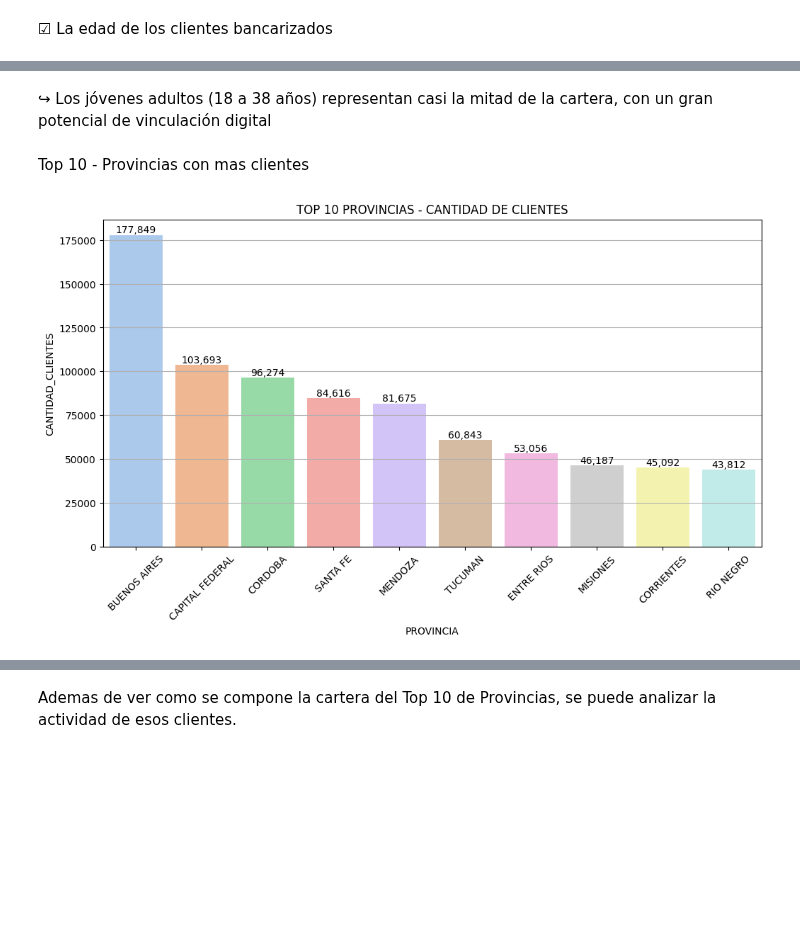
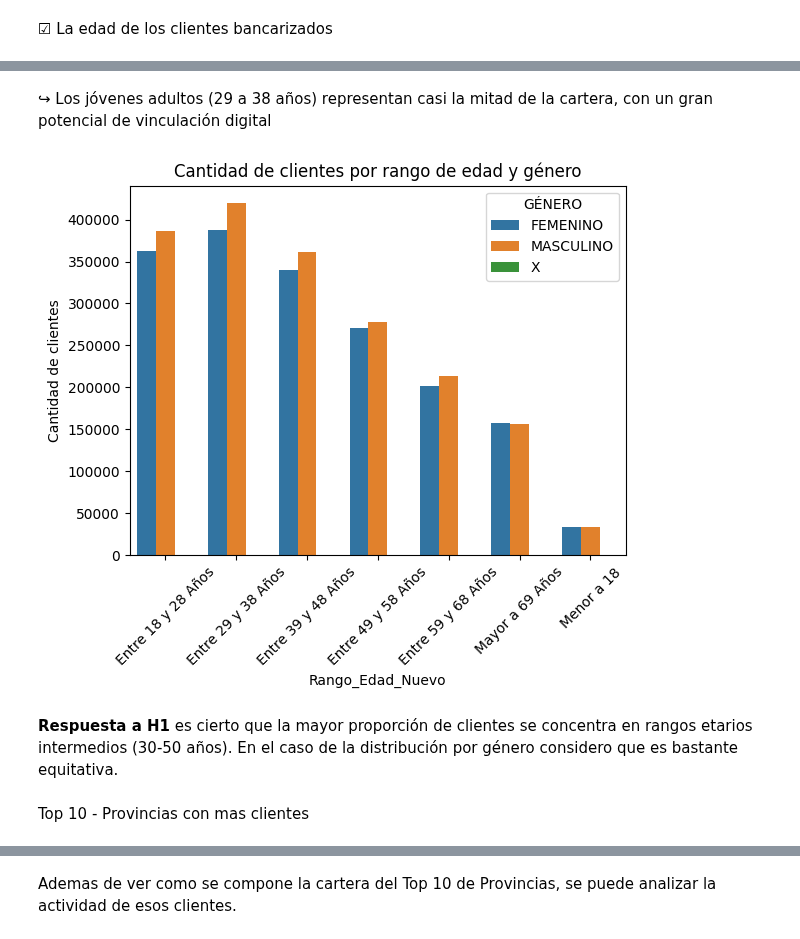
Before and after one commit to chiaravanin/CursoCoder, a Jupyter notebook: ProyectoDS_PArteIVANIN.ipynb, the cells around one changed output, grey strips where cells are left out. Saved outputs shown, nothing was run; the diff lists cells and outputs as text; code cells hidden in the pictures; blank space fills up the shorter version.

```diff
--- a/ProyectoDS_PArteIVANIN.ipynb
+++ b/ProyectoDS_PArteIVANIN.ipynb
@@ -242,36 +382,17 @@ plt.show()
 # %% [markdown]
-↪ Los jóvenes adultos (18 a 38 años) representan casi la mitad de la cartera, con un gran potencial de vinculación digital
+↪ Los jóvenes adultos (29 a 38 años) representan casi la mitad de la cartera, con un gran potencial de vinculación digital
+# %%
+# Visualización Multivariada: Clientes por edad vs género
+edad_genero_sum = df.groupby(['Rango_Edad_Nuevo','GÉNERO'])['CANTIDAD_CLIENTES'].sum().reset_index()
+
+sns.barplot(data=edad_genero_sum, x='Rango_Edad_Nuevo', y='CANTIDAD_CLIENTES', hue='GÉNERO')
+plt.title('Cantidad de clientes por rango de edad y género')
+plt.xticks(rotation=45)
+plt.ylabel('Cantidad de clientes')
+plt.show()
+# %% [output]
+[figure, added]
+# %% [markdown]
+**Respuesta a H1** es cierto que la mayor proporción de clientes se concentra en rangos etarios intermedios (30-50 años). En el caso de la distribución por género considero que es bastante equitativa.
 # %% [markdown]
 Top 10 - Provincias con mas clientes
-# %%
-import matplotlib.pyplot as plt
-import seaborn as sns
-
-# Top 10 provincias por cantidad de clientes
-top_provincias = df['PROVINCIA'].value_counts().head(10).index
-df_top = df[df['PROVINCIA'].isin(top_provincias)]
-
-# Contar cantidad de clientes por provincia
-provincia_counts = df_top['PROVINCIA'].value_counts().reset_index()
-provincia_counts.columns = ['PROVINCIA', 'CANTIDAD_CLIENTES']
-
-# Gráfico
-plt.figure(figsize=(12,6))
-ax= sns.barplot(data=provincia_counts, x='PROVINCIA', hue= 'PROVINCIA', y='CANTIDAD_CLIENTES', palette='pastel')
-plt.title('TOP 10 PROVINCIAS - CANTIDAD DE CLIENTES')
-plt.xticks(rotation=45)
-plt.grid(axis='y')
-
-for p in ax.patches:
-    ax.annotate(
-        format(int(p.get_height()), ',d'),  # convertimos a int
-        (p.get_x() + p.get_width() / 2., p.get_height()),
-        ha='center',
-        va='bottom',
-        fontsize=10,
-        color='black'
-    )
-
-plt.show()
-# %% [output]
-[figure, removed]
```
Also changed, not shown: parts of 15 cells of this notebook.
